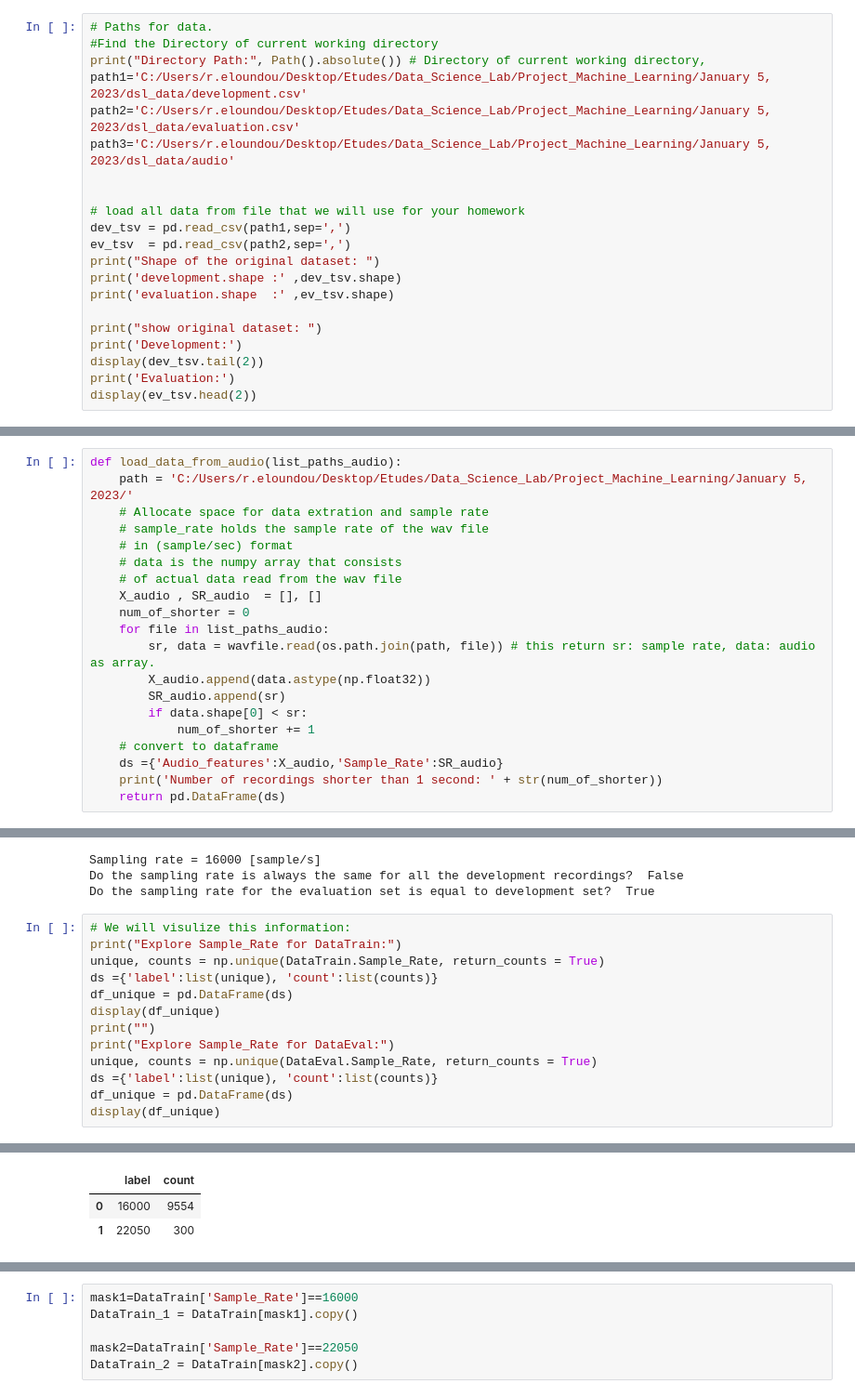
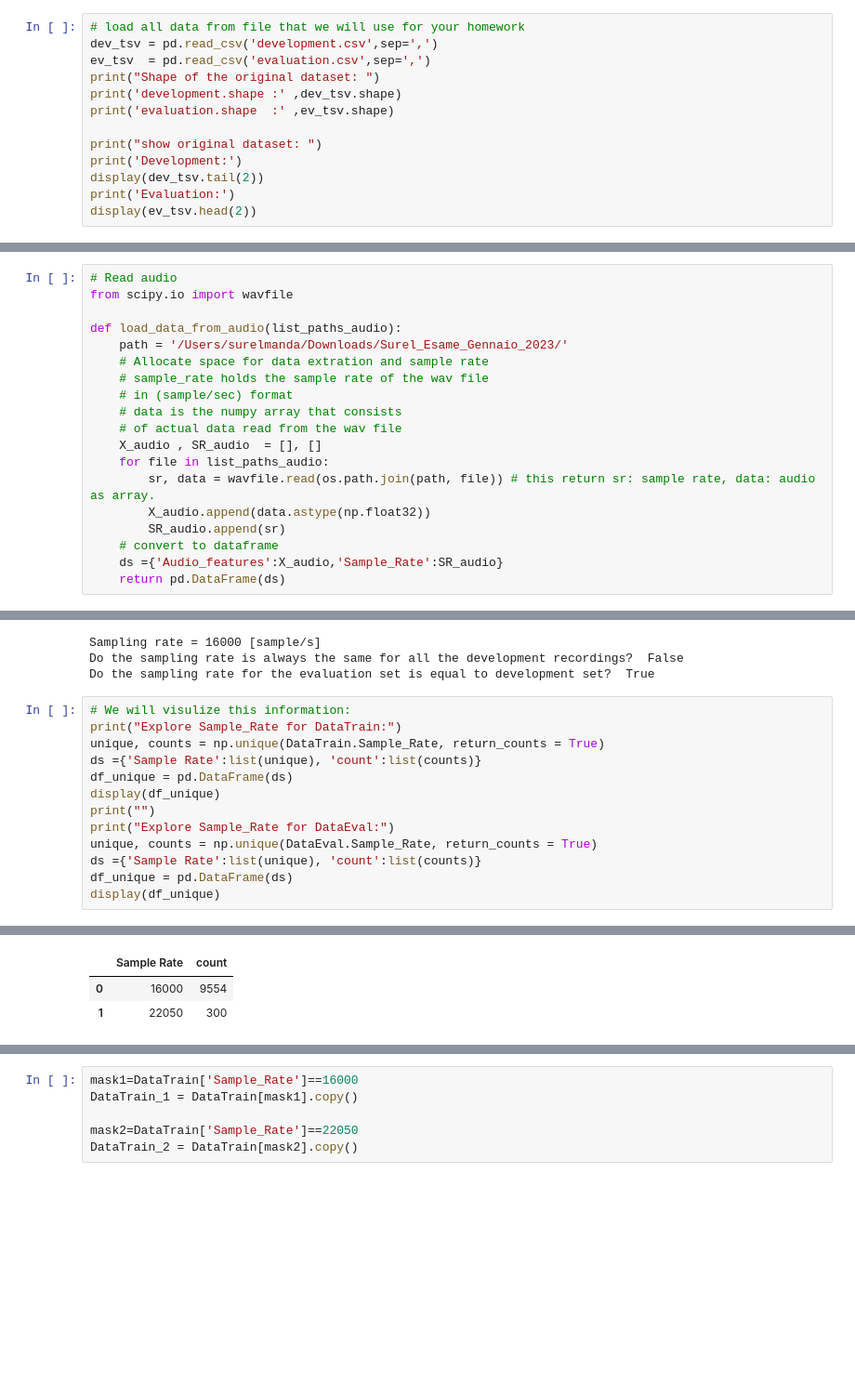
Before and after one commit to Manda404/Machine-Leaning, a Jupyter notebook: Speech-and-Language-Processing/Speech Emotion Recognition.ipynb, the cells around one changed output, grey strips where cells are left out. Shown at 93% size. Drawn from its saved outputs; the diff is of its cells as text; blank space fills up the shorter version.

```diff
--- a/Speech-and-Language-Processing/Speech Emotion Recognition.ipynb
+++ b/Speech-and-Language-Processing/Speech Emotion Recognition.ipynb
@@ -109,15 +60,7 @@ import warnings # supress warnings
 # %%
-# Paths for data.
-#Find the Directory of current working directory
-print("Directory Path:", Path().absolute()) # Directory of current working directory,
-path1='C:/Users/r.eloundou/Desktop/Etudes/Data_Science_Lab/Project_Machine_Learning/January 5, 2023/dsl_data/development.csv'
-path2='C:/Users/r.eloundou/Desktop/Etudes/Data_Science_Lab/Project_Machine_Learning/January 5, 2023/dsl_data/evaluation.csv'
-path3='C:/Users/r.eloundou/Desktop/Etudes/Data_Science_Lab/Project_Machine_Learning/January 5, 2023/dsl_data/audio'
-
-
 # load all data from file that we will use for your homework
-dev_tsv = pd.read_csv(path1,sep=',')
-ev_tsv  = pd.read_csv(path2,sep=',')
+dev_tsv = pd.read_csv('development.csv',sep=',')
+ev_tsv  = pd.read_csv('evaluation.csv',sep=',')
 print("Shape of the original dataset: ")
 print('development.shape :' ,dev_tsv.shape)
 print('evaluation.shape  :' ,ev_tsv.shape)
@@ -144,20 +88,19 @@ Evaluation:
 # %%
+# Read audio
+from scipy.io import wavfile
+
 def load_data_from_audio(list_paths_audio):
-    path = 'C:/Users/r.eloundou/Desktop/Etudes/Data_Science_Lab/Project_Machine_Learning/January 5, 2023/'
+    path = '/Users/surelmanda/Downloads/Surel_Esame_Gennaio_2023/'
     # Allocate space for data extration and sample rate
     # sample_rate holds the sample rate of the wav file
     # in (sample/sec) format
     # data is the numpy array that consists
     # of actual data read from the wav file
     X_audio , SR_audio  = [], []
-    num_of_shorter = 0
     for file in list_paths_audio:
         sr, data = wavfile.read(os.path.join(path, file)) # this return sr: sample rate, data: audio as array.
         X_audio.append(data.astype(np.float32))
         SR_audio.append(sr)
-        if data.shape[0] < sr:
-            num_of_shorter += 1
     # convert to dataframe
     ds ={'Audio_features':X_audio,'Sample_Rate':SR_audio}
-    print('Number of recordings shorter than 1 second: ' + str(num_of_shorter))
     return pd.DataFrame(ds)
@@ -215,19 +155,19 @@ Do the sampling rate for the evaluation set is equal to development set?  True
 # %%
 # We will visulize this information:
 print("Explore Sample_Rate for DataTrain:")
 unique, counts = np.unique(DataTrain.Sample_Rate, return_counts = True)
-ds ={'label':list(unique), 'count':list(counts)}
+ds ={'Sample Rate':list(unique), 'count':list(counts)}
 df_unique = pd.DataFrame(ds)
 display(df_unique)
 print("")
 print("Explore Sample_Rate for DataEval:")
 unique, counts = np.unique(DataEval.Sample_Rate, return_counts = True)
-ds ={'label':list(unique), 'count':list(counts)}
+ds ={'Sample Rate':list(unique), 'count':list(counts)}
 df_unique = pd.DataFrame(ds)
 display(df_unique)
 # %% [output]
 Explore Sample_Rate for DataTrain:
-|  | label | count |
+|  | Sample Rate | count |
 | 0 | 16000 | 9554 |
 | 1 | 22050 | 300 |
 Explore Sample_Rate for DataEval:
```
Also changed, not shown: parts of 59 cells of this notebook.
